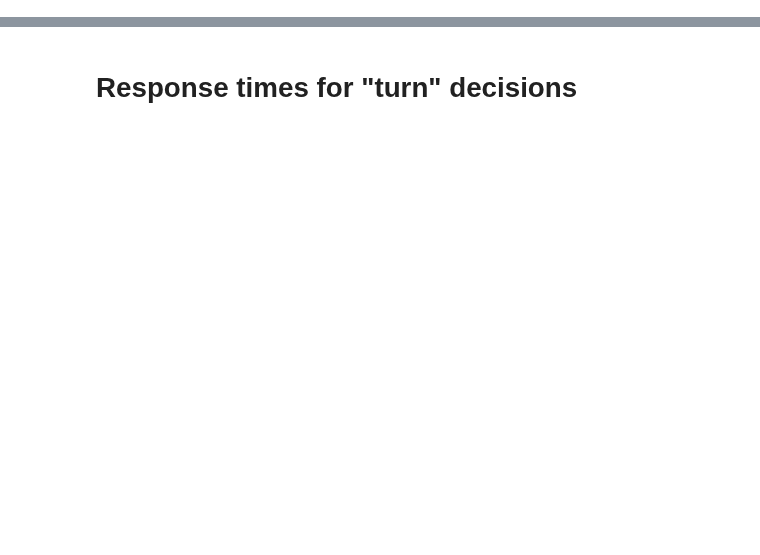
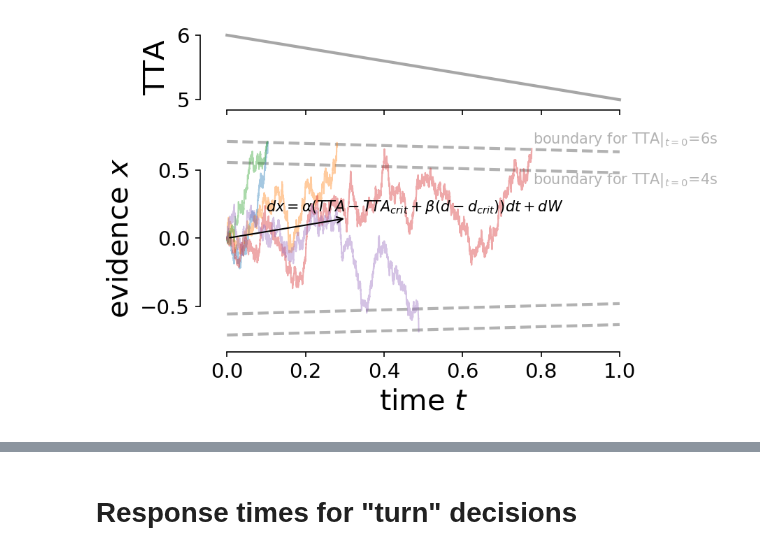
Before and after one commit to cherepaha/evidence_accumulation_in_gap_acceptance, a Jupyter notebook: paper_figures.ipynb, the cells around one changed output, grey strips where cells are left out. Saved outputs shown, nothing was run; the diff lists cells and outputs as text; code cells hidden in the pictures; blank space fills up the shorter version.

```diff
--- a/paper_figures.ipynb
+++ b/paper_figures.ipynb
@@ -8,0 +13,95 @@ import os
+# %%
+'''Parameter values:
+drift=DriftTtaDistance(
+    alpha=Fitted(0.981751568572023, minval=0.1, maxval=3),
+    tta_crit=Fitted(4.540489436924537, minval=3, maxval=6),
+    beta=Fitted(0.044790083741267264, minval=0, maxval=1),
+    d_crit=Fitted(126.47533311922697, minval=90, maxval=150)),
+noise=NoiseConstant(noise=1),
+bound=BoundCollapsingTta(
+    b_0=Fitted(1.194837718254345, minval=0.5, maxval=5),
+    k=Fitted(0.2613552424813064, minval=0.1, maxval=2),
+    tta_crit=Fitted(4.540489436924537, minval=3, maxval=6)),
+overlay=OverlayNonDecisionUniform(
+    nondectime=Fitted(0.3282945154873583, minval=0, maxval=0.5),
+    halfwidth=Fitted(0.22718767060769995, minval=0, maxval=0.3))
+'''
+
+def get_trace():
+    noise = np.random.randn(len(t))
+    drift = alpha*(tta-tta_crit+beta*(d-d_crit))
+    dx = drift * dt + noise * np.sqrt(dt)
+    x = np.append([0], np.cumsum(dx)[:-1])
+    nd_time_idx = int(np.random.uniform(nd_time_mean-nd_halfwidth, nd_time_mean+nd_halfwidth) // dt)
+    nd_time = t[nd_time_idx]
+
+    return x
+
+def add_inset(ax):
+    ax_ins = inset_axes(ax, width=1.3, height=0.9, loc='center right')
+    tau_ins = np.linspace(0, 10)
+    f = 1/(1+np.exp(-k*(tau_ins-tta_crit)))
+    f_approx = 0.5 + 0.05*(tau_ins-tta_crit)
+
+    ax_ins.plot(tau_ins, f)
+    ax_ins.plot(tau_ins, f_approx)
+    ax_ins.axvline(tta_crit, color='grey', ls='--', lw=1)
+    ax_ins.set_xlabel(r'$\tau$', fontsize=8)
+    ax_ins.set_ylabel('boundary', fontsize=8)
+    ax_ins.set_title(r'$f(\tau) = b_0/(1+e^{-k(\tau-\tau_{crit})})$', fontsize=8)
+    ax_ins.text(x=tta_crit, y=0.3, s=r'$\tau_{crit}$', fontsize=8);
+    ax_ins.tick_params(axis='both', which='major', labelsize=8)
+
+    sns.despine(offset=5, trim=True)
+
+tta_condition = 6
+d_condition = 120
+
+alpha = 0.98
+tta_crit = 4.54
+beta = 0.04479
+d_crit = 126.6
+b_0 = 1.2
+k = 0.26
+nd_time_mean = 0.328
+nd_halfwidth = 0.227
+
+v_condition = d_condition / tta_condition
+dt = 0.0001
+t = np.arange(0, 1.0, dt)
+d = d_condition - v_condition*t
+
+fig, (ax_tau, ax) = plt.subplots(2, 1, gridspec_kw={'height_ratios': [1, 3]}, dpi=150, sharex=True)
+
+ax.annotate(r'$dx = \alpha(TTA-TTA_{crit} + \beta(d-d_{crit})) dt + dW$', xy=(0,0), xytext=(0.1, 0.2),
+             arrowprops=dict(arrowstyle='<-', connectionstyle='arc3'))
+
+for tta_condition in [4, 6]:
+    tta = tta_condition - t
+    boundary = b_0/(1+np.exp(-k*(tta-tta_crit)))
+    ax.plot(t, boundary, ls='--', color='gray', alpha=0.6)
+    ax.plot(t, -boundary, ls='--', color='gray', alpha=0.6)
+    ax.text(0.78, 0.4+0.15*(tta_condition-4), r'boundary for TTA$|_{t=0}$=%is' % (tta_condition), color='grey', alpha=0.6)
+
+trials = [get_trace() for i in range(5)]
+
+for x in trials:
+    response_time_idx = np.where(abs(x)>boundary)[0][0]
+    response_time = t[response_time_idx]
+    ax.plot(t[t<=response_time], x[t<=response_time], lw=1.0, alpha=0.4)
+
+    ax.set_xlabel(r'time $t$')
+    ax.set_ylabel(r'evidence $x$')
+
+#     ax.text(0.8, 0.7, r'boundary $b=f(\tau)$', color='grey', alpha=0.6)
+#     ax.text(0.8, -0.75, r'boundary $b=-f(\tau)$', color='grey', alpha=0.6)
+
+ax_tau.plot(t, tta, color='grey', alpha=0.7)
+# ax_tau.axhline(tta_crit, ls='--')
+ax_tau.set_ylabel('TTA')
+
+sns.despine(offset=5, trim=True)
+plt.tight_layout()
+plt.savefig('figures/model_diagram.png', bbox_inches='tight')
+# %% [output]
+[figure, added]
```
Also changed, not shown: parts of 15 cells of this notebook, 9 other files.
